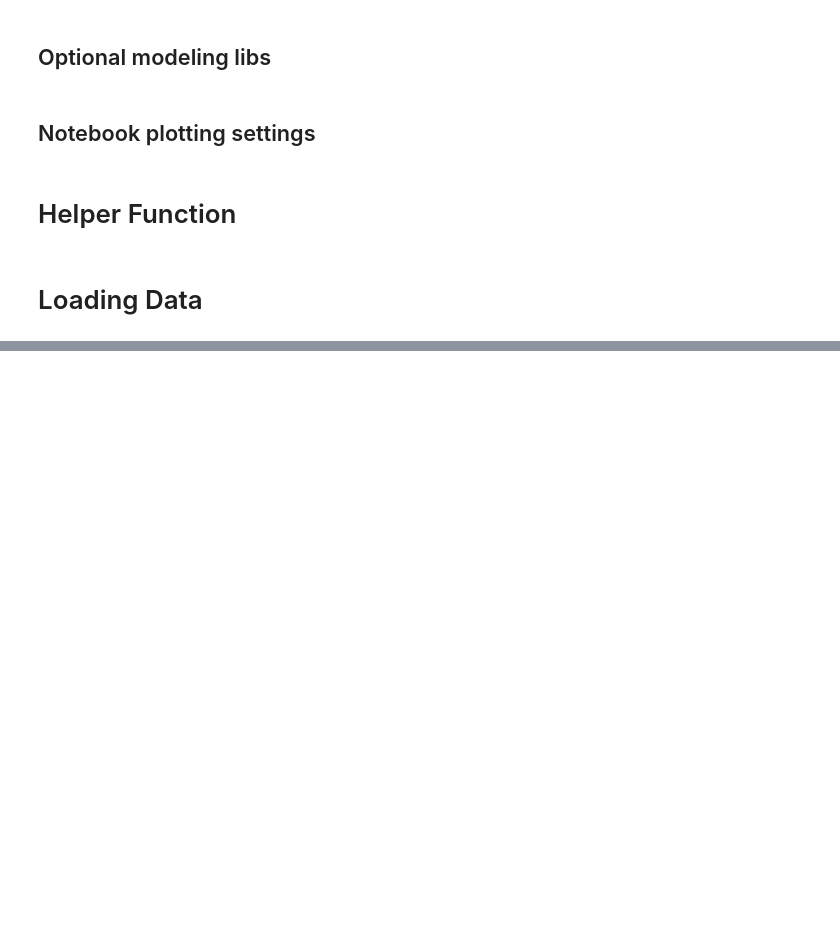
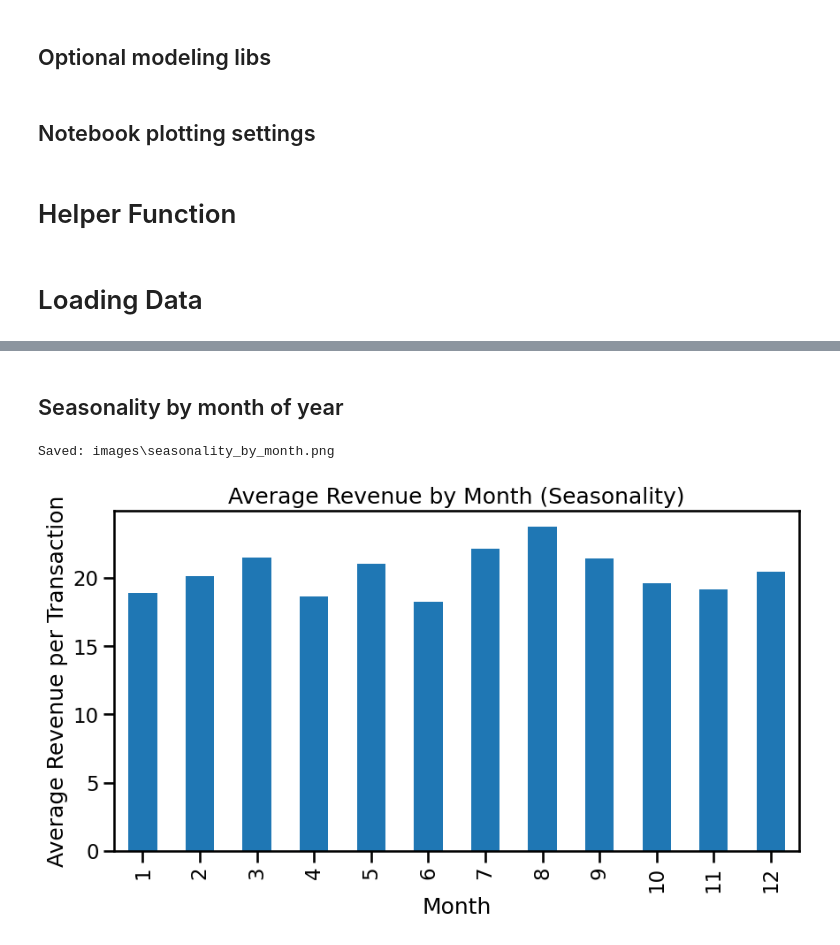
Before and after one commit to TheAzapto/ecommerce-sales-analysis, a Jupyter notebook: analysis.ipynb, the cells around one changed output, grey strips where cells are left out. Cells and saved outputs as stored; diff of their text form; code cells hidden in the pictures; blank space fills up the shorter version.

```diff
--- a/analysis.ipynb
+++ b/analysis.ipynb
@@ -52,0 +218,15 @@ df.head()
+# %% [markdown]
+## Seasonality by month of year
+# %%
+df_ts['month'] = df_ts['InvoiceDate'].dt.month
+monthly_avg = df_ts.groupby('month')['TotalPrice'].mean()
+fig, ax = plt.subplots(figsize=(10,5))
+monthly_avg.plot(kind='bar', ax=ax)
+ax.set_title('Average Revenue by Month (Seasonality)')
+ax.set_xlabel('Month')
+ax.set_ylabel('Average Revenue per Transaction')
+save_fig(fig,'seasonality_by_month.png')
+plt.show()
+# %% [output]
+Saved: images\seasonality_by_month.png
+[figure, added]
```
Also changed, not shown: parts of 29 cells of this notebook, 8 other files.
